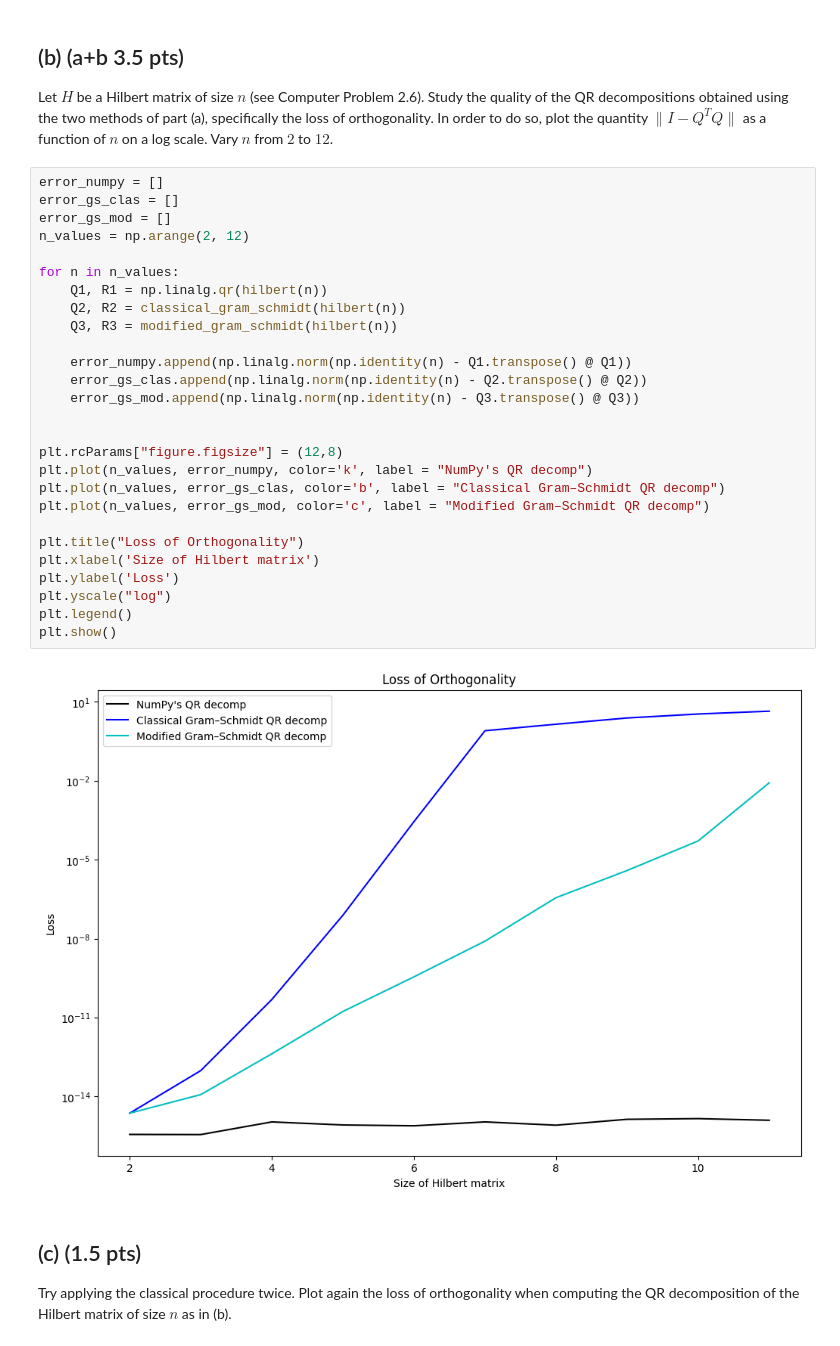
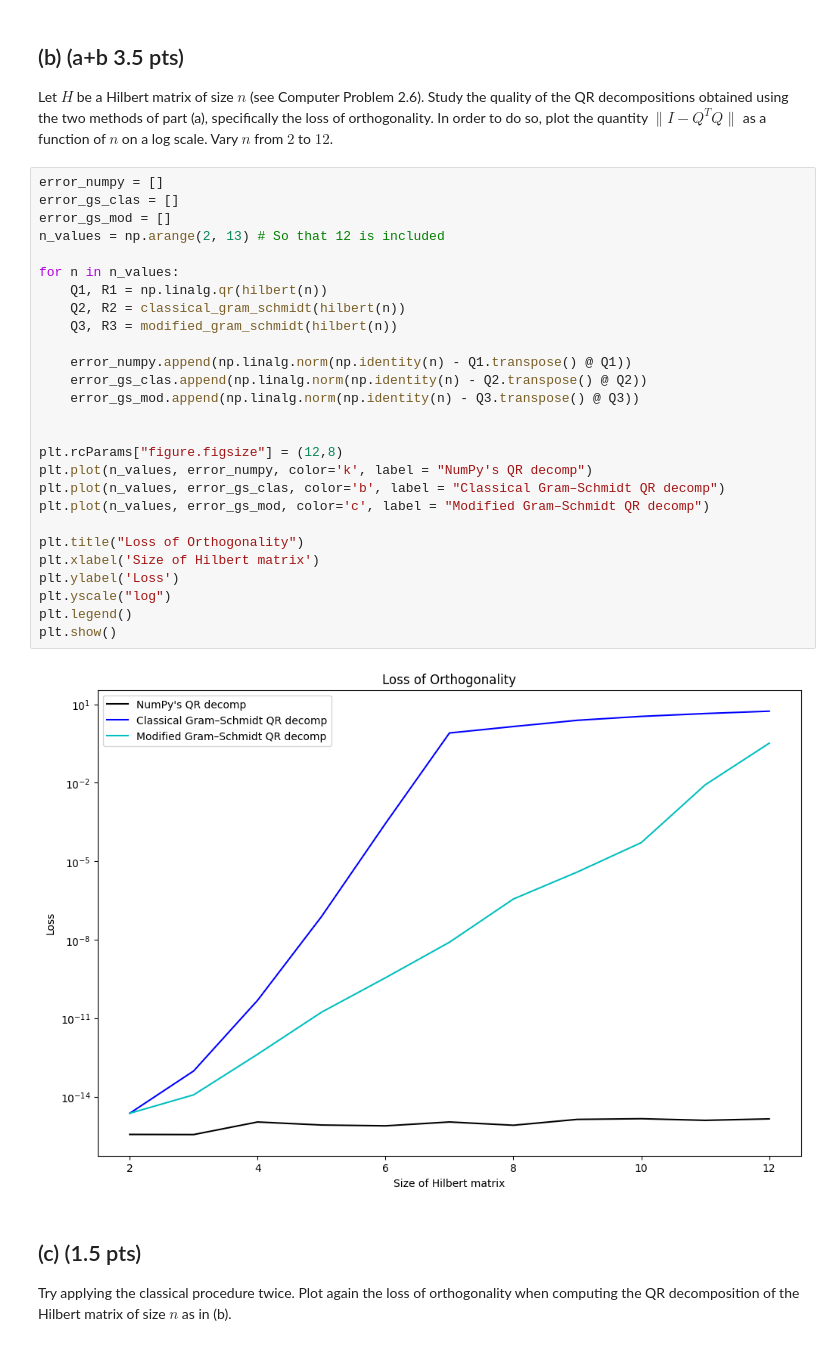
Before and after one commit to aM0NKE/NumericalAlgorithms, a Jupyter notebook: hw3_2022.ipynb, the cells around one changed output. Drawn from its saved outputs; the diff is of its cells as text.

```diff
--- a/hw3_2022.ipynb
+++ b/hw3_2022.ipynb
@@ -98,32 +98,32 @@ Let $H$ be a Hilbert matrix of size $n$ (see Computer Problem 2.6). Study the qu
 # %%
 error_numpy = []
 error_gs_clas = []
 error_gs_mod = []
-n_values = np.arange(2, 12)
+n_values = np.arange(2, 13) # So that 12 is included
 
 for n in n_values:
     Q1, R1 = np.linalg.qr(hilbert(n))
     Q2, R2 = classical_gram_schmidt(hilbert(n))
     Q3, R3 = modified_gram_schmidt(hilbert(n))
 
     error_numpy.append(np.linalg.norm(np.identity(n) - Q1.transpose() @ Q1))
     error_gs_clas.append(np.linalg.norm(np.identity(n) - Q2.transpose() @ Q2))
     error_gs_mod.append(np.linalg.norm(np.identity(n) - Q3.transpose() @ Q3))
 
 
 plt.rcParams["figure.figsize"] = (12,8)
 plt.plot(n_values, error_numpy, color='k', label = "NumPy's QR decomp")
 plt.plot(n_values, error_gs_clas, color='b', label = "Classical Gram–Schmidt QR decomp")
 plt.plot(n_values, error_gs_mod, color='c', label = "Modified Gram–Schmidt QR decomp")
 
 plt.title("Loss of Orthogonality")
 plt.xlabel('Size of Hilbert matrix')
 plt.ylabel('Loss')
 plt.yscale("log")
 plt.legend()
 plt.show()
 # %% [output]
-[figure, old version]
+[figure, new version]
 # %% [markdown]
 ## (c) (1.5 pts)
 Try applying the classical procedure twice. Plot again the loss of orthogonality when computing the QR decomposition of the Hilbert matrix of size $n$ as in (b).
```
Also changed, not shown: parts of 2 cells of this notebook.
